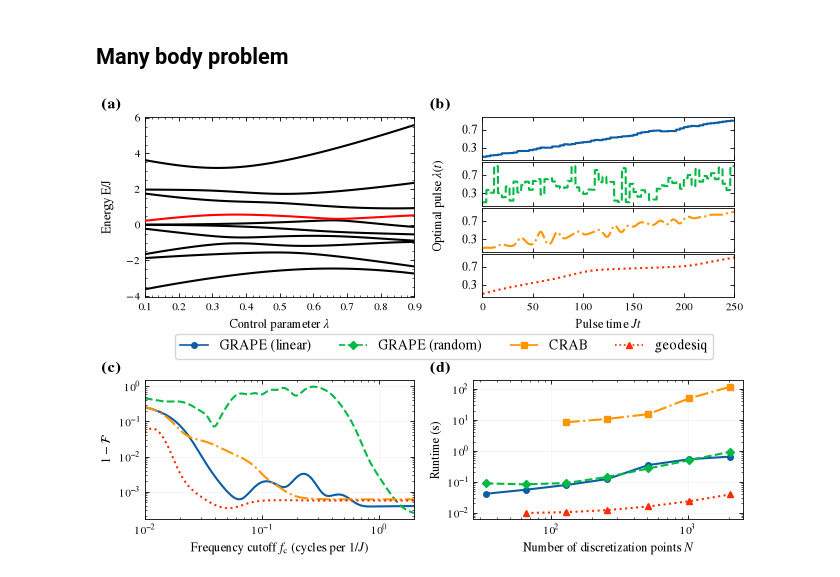
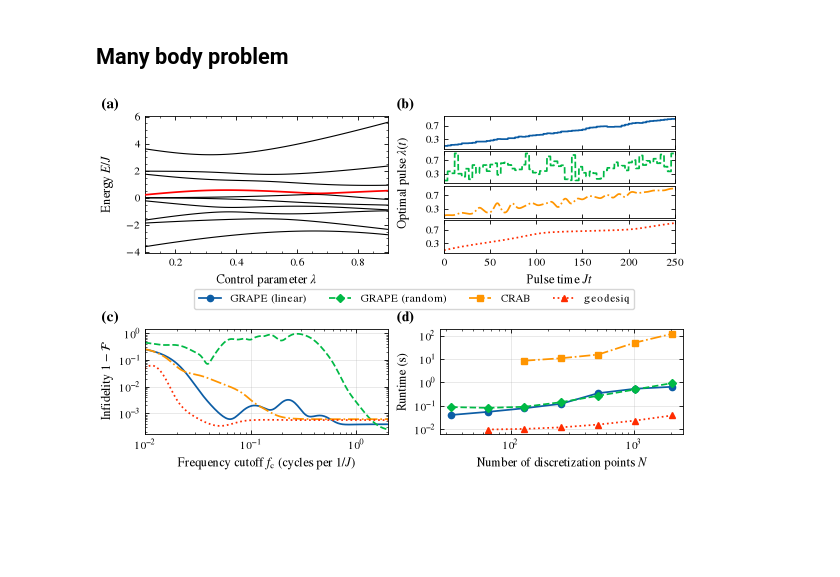
Before and after one commit to geodesiq-control/geodesiq-control, a Jupyter notebook: dev/manuscript_figures.ipynb, the cells around one changed output. Drawn from its saved outputs; the diff is of its cells as text; code cells hidden in the pictures; blank space fills up the shorter version.

```diff
--- a/dev/manuscript_figures.ipynb
+++ b/dev/manuscript_figures.ipynb
@@ -726,3 +724,13 @@ runtimes, control_pulses = pulses_and_runtime(Ls=Ls_runtime, ising_model=ising_m
+# %%
+# The runtimes are machine dependent: they were measured on the machine named in the caption of Fig. 8
+data = np.load("data/many_body.npz")
+
+durations = data["durations"]
+Ls = data["Ls"]
+fids = data["fids"]
+Ls_runtime = data["Ls_runtime"]
+runtimes = data["runtimes"]
+control_pulses = data["control_pulses"]
 # %%
 import matplotlib.cm as cm
 
@@ -969,6 +967,9 @@ pulses = {
     "CRAB": {"c": "C2", "ls": "-."},
     "gq": {"c": "C3", "ls": ":"},
 }
+
+# Printed height (mm) of both benchmark figures, drawn at the full text width
+BENCHMARK_HEIGHT = 95
 # %% [markdown]
 ## LZ problem
 # %%
@@ -1187,12 +1187,10 @@ times_CRAB = data["times_CRAB"]
 # %%
 from matplotlib import ticker
 
-fig = plt.figure(figsize=(6.5, 4.6), constrained_layout=True)
+# Same code for the Landau-Zener (Fig. 10) and many-body (Fig. 11) benchmarks, so both share one layout and style
+fig = plt.figure(figsize=(FIGURE_WIDTH, BENCHMARK_HEIGHT / 25.4), layout="constrained")
 fig.get_layout_engine().set(h_pad=0.01, hspace=0.0)  # tight vertical spacing -> strips nearly touch
 gs = fig.add_gridspec(3, 2, height_ratios=[1.3, 0.1, 1])
-
-lw = 1.5
-ms = 4
 
 # Layout:
 #
@@ -1233,17 +1231,20 @@ methods = [
 
 def light_grid(ax):
     ax.set_axisbelow(True)
-    ax.grid(which="major", color="0.88", lw=0.5)
+    ax.grid(which="major")
 
 
 # ======= A: Eigenenergies =======
 
 for i in range(energies.shape[1]):
     is_target = i == target
-    ax_energy.plot(x_vals, energies[:, i], c="r" if is_target else "k", lw=lw, zorder=3 if is_target else 2)
+    # The followed branch is a data line; the other levels are drawn thinner, as context
+    ax_energy.plot(
+        x_vals, energies[:, i], c="r" if is_target else "k", lw=None if is_target else LW_AUX, zorder=3 if is_target else 2
+    )
 
 ax_energy.set_xlabel(rf"Control parameter ${x_label}$")
-ax_energy.set_ylabel(f"Energy {energy_units}")
+ax_energy.set_ylabel(f"Energy ${energy_units}$")
 ax_energy.set_xlim(min(x_vals), max(x_vals))
 
 
@@ -1254,9 +1255,8 @@ hi = max(np.max(m[4]) for m in methods)
 pad = 0.1 * (hi - lo)
 
 for ax, (label, key, _, t, p, _, _) in zip(pulse_axes, methods, strict=False):
-    ax.plot(t, p, label=label, **pulses[key], linewidth=lw)
-    ax.axhline(0, color="0.85", lw=0.6, zorder=-1)
-    ax.tick_params(axis="y", labelsize=9)
+    ax.plot(t, p, label=label, **pulses[key])
+    ax.axhline(0, color="0.85", lw=LW_AUX, zorder=-1)
     ax.minorticks_off()
 
 # shared y-scale -> amplitudes directly comparable across strips
@@ -1273,49 +1273,48 @@ pulse_axes[1].yaxis.set_label_coords(-0.15, 0.0)
 # ======= C: Fidelities =======
 
 for label, key, _, _, _, fid, _ in methods:
-    ax_fidelity.plot(cutoffs, 1 - fid, label=label, **pulses[key], linewidth=lw)
+    ax_fidelity.plot(cutoffs, 1 - fid, label=label, **pulses[key])
 
 ax_fidelity.set_xscale("log")
 ax_fidelity.set_yscale("log")
 ax_fidelity.set_xlabel(rf"Frequency cutoff $f_\mathrm{{c}}$ (cycles per $1/{energy_scale}$)")
-ax_fidelity.set_ylabel(r"$1 - \mathcal{F}$")
+ax_fidelity.set_ylabel(r"Infidelity $1-\mathcal{F}$")
 light_grid(ax_fidelity)
 ax_fidelity.set_xlim(min(cutoffs), max_freq)
 
 
 # ======= D: Runtime =======
 
 for label, key, marker, _, _, _, times in methods:
-    ax_runtime.loglog(
-        n_ts_vals, np.nanmean(times, axis=1), label=label, marker=marker, markersize=ms, **pulses[key], linewidth=lw
-    )
+    ax_runtime.loglog(n_ts_vals, np.nanmean(times, axis=1), label=label, marker=marker, **pulses[key])
 
 ax_runtime.set_xlabel(r"Number of discretization points $N$")
 ax_runtime.set_ylabel("Runtime (s)")
 light_grid(ax_runtime)
+# Every decade labelled also when the panel is short, unless that gives more than 7 labels (then every second one)
+for ax in (ax_fidelity, ax_runtime):
+    ax.yaxis.set_major_locator(ticker.LogLocator(base=10, numticks=7))
 
 
 # ======= Common legend =======
 
 handles, labels = ax_runtime.get_legend_handles_labels()
 
 ax_legend.axis("off")
 leg = ax_legend.legend(
     handles,
     labels,
     loc="center",
     ncols=4,
     frameon=True,
-    fontsize=10,
 )
-plt.setp(leg.legend_handles, linewidth=1.2)
 
 
 # ======= Panel labels & alignment =======
 
 fig.align_ylabels([ax_energy, ax_fidelity])
 panel_labels(fig, [ax_energy, pulse_axes[0], ax_fidelity, ax_runtime])
 
-fig.savefig(f"figures/{fig_name}.pdf")
+save_figure(fig, fig_name)
 # %% [output]
-[figure, old version]
+[figure, new version]
```
Also changed, not shown: parts of 6 cells of this notebook, 7 other files.
